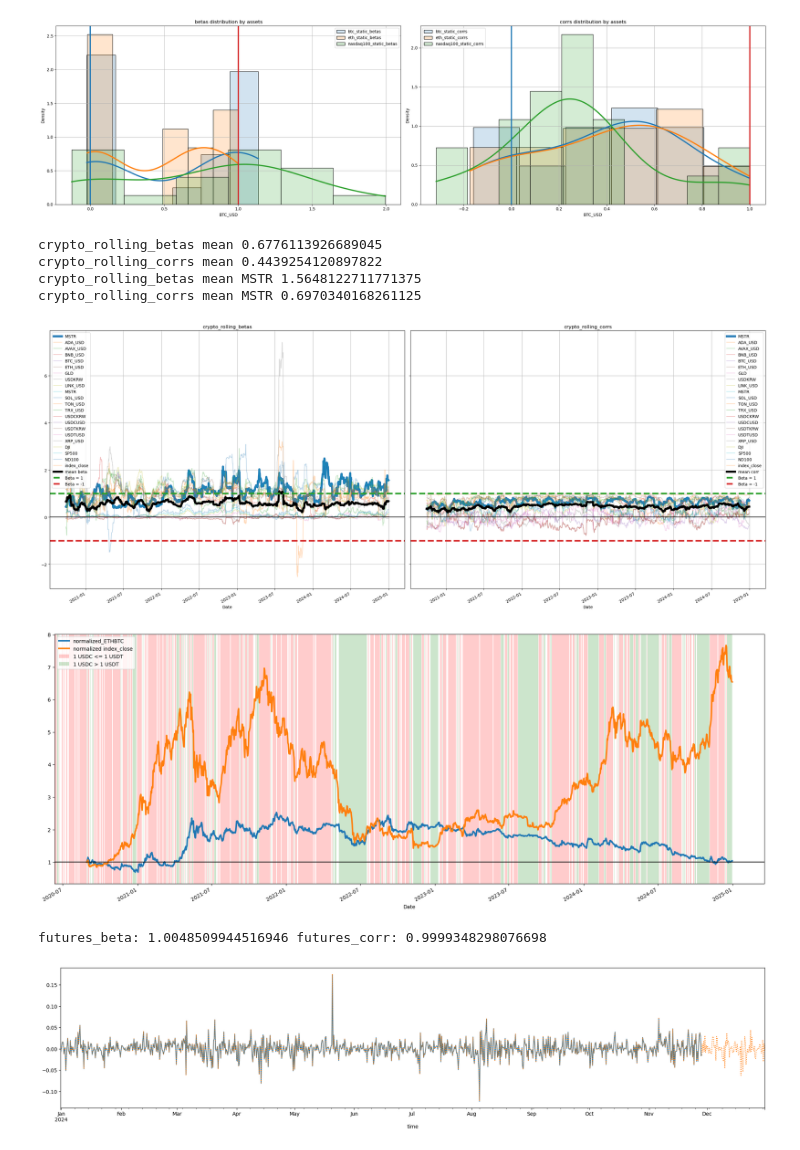
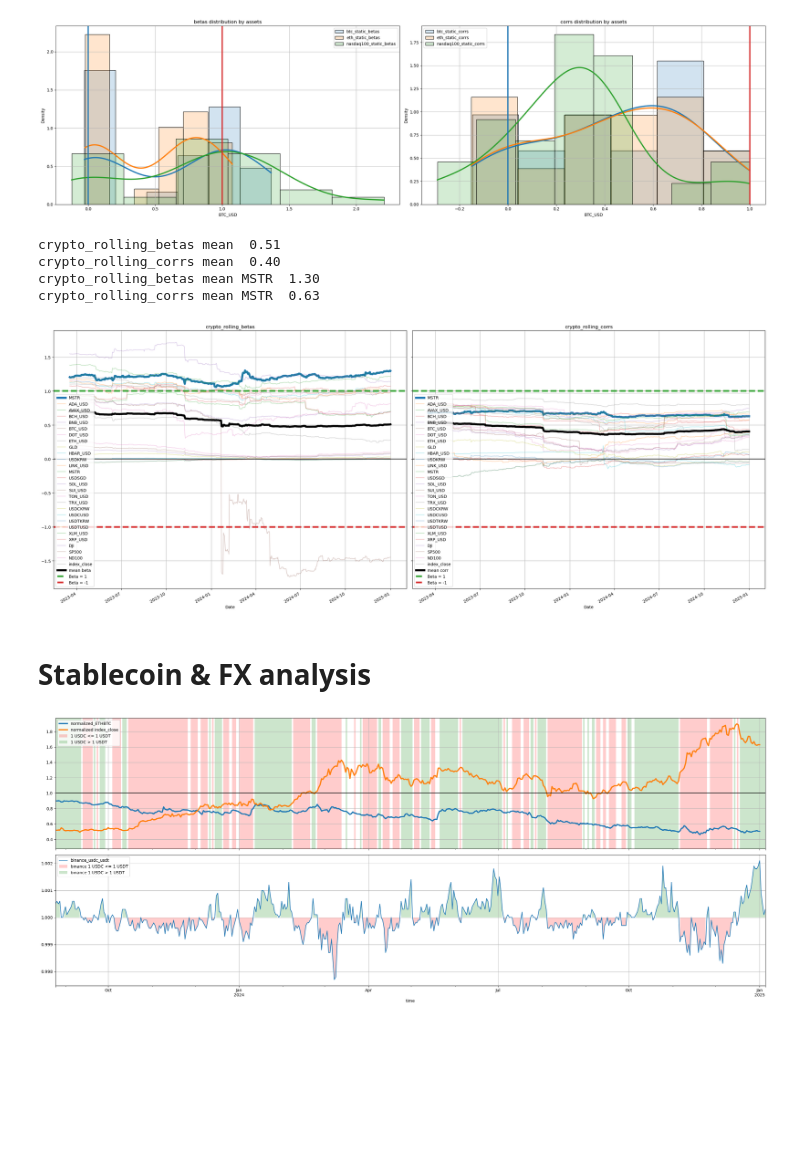
Before and after one commit to duckeun16/Crypto, a Jupyter notebook: Crypto Analysis.ipynb, the cells around one changed output. Saved outputs shown, nothing was run; the diff lists cells and outputs as text; code cells hidden in the pictures; blank space fills up the shorter version.

```diff
--- a/Crypto Analysis.ipynb
+++ b/Crypto Analysis.ipynb
@@ -12,8 +10,8 @@ importlib.reload(cpt)
 # %%
-crypto_prices = cpt.get_top_coins(top_n=10).ffill()
+crypto_prices = cpt.get_top_coins(top_n=15).ffill()
 crypto_index = cpt.get_cd_crypto_index(start_date_str='2000-01-01', end_date_str='2024-12-31')
 prices_df = crypto_prices.merge(crypto_index.index_close, how='left', on='Date')
 
-non_crypto_list = ['SP500','DJI','ND100','USDTUSD','USDCUSD','USDTKRW','USDCKRW','USDKRW','MSTR','GLD']
+non_crypto_list = ['SP500','DJI','ND100','USDTUSD','USDCUSD','USDTKRW','USDCKRW','USDKRW','USDSGD','MSTR','GLD']
 crypto_list = crypto_prices.columns[~crypto_prices.columns.isin(non_crypto_list)].tolist()
 # %% [output]
@@ -72,10 +73,10 @@ for i in range(len(ax)):
     ax[i].legend()
 plt.tight_layout();
 # %% [output]
-[figure, old version]
+[figure, new version]
 # %%
 market='BTC_USD'
-window=30
+window=365
 select_assets = 'MSTR'
 
 # rolling betas
@@ -100,13 +101,15 @@ for i in range(len(ax)):
     ax[i].legend()
 plt.tight_layout();
 
-print('crypto_rolling_betas mean', crypto_rolling_betas.dropna().mean(axis=1).iloc[-1])
-print('crypto_rolling_corrs mean', crypto_rolling_corrs.dropna().mean(axis=1).iloc[-1])
-print(f'crypto_rolling_betas mean {select_assets}', crypto_rolling_betas[select_assets].dropna().iloc[-1])
-print(f'crypto_rolling_corrs mean {select_assets}', crypto_rolling_corrs[select_assets].dropna().iloc[-1])
+print(f'crypto_rolling_betas mean {crypto_rolling_betas.dropna().mean(axis=1).iloc[-1] : 0.2f}')
+print(f'crypto_rolling_corrs mean {crypto_rolling_corrs.dropna().mean(axis=1).iloc[-1] : 0.2f}')
+print(f'crypto_rolling_betas mean {select_assets} {crypto_rolling_betas[select_assets].dropna().iloc[-1] : 0.2f}')
+print(f'crypto_rolling_corrs mean {select_assets} {crypto_rolling_corrs[select_assets].dropna().iloc[-1] : 0.2f}')
 # %% [output]
-crypto_rolling_betas mean 0.6776113926689045
-crypto_rolling_corrs mean 0.4439254120897822
-crypto_rolling_betas mean MSTR 1.5648122711771375
-crypto_rolling_corrs mean MSTR 0.6970340168261125
+crypto_rolling_betas mean  0.51
+crypto_rolling_corrs mean  0.40
+crypto_rolling_betas mean MSTR  1.30
+crypto_rolling_corrs mean MSTR  0.63
-[figure, old version]
+[figure, new version]
+# %% [markdown]
+# Stablecoin & FX analysis
@@ -113,21 +137,31 @@ crypto_rolling_corrs mean MSTR 0.6970340168261125
 # %%
 usdc_usdt = (crypto_prices.USDCUSD/crypto_prices.USDTUSD).dropna()
 usdc_premium = (crypto_prices.USDCUSD - crypto_prices.USDTUSD).dropna() * 10_000 # in bps
 normalized_ETHBTC = (normalized_price.ETH_USD / normalized_price.BTC_USD).dropna()
 
-fig,ax = plt.subplots(figsize=(25,10))
-normalized_ETHBTC.plot(ax=ax, lw=3, label='normalized_ETHBTC')
-normalized_price.index_close.plot(ax=ax, lw=3, label='normalized index_close')
+fig,ax = plt.subplots(2,1, figsize=(25,10), sharex=True)
+normalized_ETHBTC.plot(ax=ax[0], lw=3, label='normalized_ETHBTC')
+normalized_price.index_close.plot(ax=ax[0], lw=3, label='normalized index_close')
 #usdc_premium.plot(ax=ax)
-ax.axhline(1, c='black');
-ylim = ax.get_ylim()
-xlim = ax.get_xlim()
-ax.set_ylim(ylim[0], ylim[1])
-ax.set_xlim(xlim[0], xlim[1])
-ax.fill_between(x=usdc_premium.index, y1=ylim[0], y2=ylim[1],
+ax[0].axhline(1, c='black');
+ylim = ax[0].get_ylim()
+xlim = ax[0].get_xlim()
+ax[0].set_ylim(ylim[0], ylim[1])
+ax[0].set_xlim(xlim[0], xlim[1])
+ax[0].fill_between(x=usdc_premium.index, y1=ylim[0], y2=ylim[1],
                 where=(usdc_premium <= 0), facecolor='r', alpha=0.2, label='1 USDC <= 1 USDT')
-ax.fill_between(x=usdc_premium.index, y1=ylim[0], y2=ylim[1],
+ax[0].fill_between(x=usdc_premium.index, y1=ylim[0], y2=ylim[1],
                 where=(usdc_premium > 0), facecolor='g', alpha=0.2, label='1 USDC > 1 USDT')
-ax.legend();
+
+binance_usdc_usdt_spot.close.plot(ax=ax[1], label='binance_usdc_usdt')
+ax[1].fill_between(x=binance_usdc_usdt_spot.index, y1=binance_usdc_usdt_spot.close, y2=1,
+                where=(binance_usdc_usdt_spot.close <= 1), facecolor='r', alpha=0.2, label='binance 1 USDC <= 1 USDT')
+ax[1].fill_between(x=binance_usdc_usdt_spot.index, y1=1, y2=binance_usdc_usdt_spot.close,
+                where=(binance_usdc_usdt_spot.close > 1), facecolor='g', alpha=0.2, label='binance 1 USDC > 1 USDT')
+
+for i in range(len(ax)):
+    ax[i].grid()
+    ax[i].legend()
+plt.tight_layout();
 # %% [output]
-[figure, old version]
+[figure, new version]
@@ -158,13 +167,0 @@ exchange='upbit'
-# %%
-spot_returns = binance_eth_usdt_spot.close.pct_change()[1:]
-perp_returns = binance_eth_usdt_perp.close.pct_change()[1:]
-futures_beta = spot_returns.cov(perp_returns) / perp_returns.var()
-futures_corr = spot_returns.corr(perp_returns)
-print(f'futures_beta: {futures_beta}', f'futures_corr: {futures_corr}')
-
-fig,ax = plt.subplots(figsize=(25,5))
-spot_returns.plot(ax=ax)
-perp_returns.plot(ax=ax, ls=':');
-# %% [output]
-futures_beta: 1.0048509944516946 futures_corr: 0.9999348298076698
-[figure, removed]
```
Also changed, not shown: parts of 11 cells of this notebook, 1 other file.
